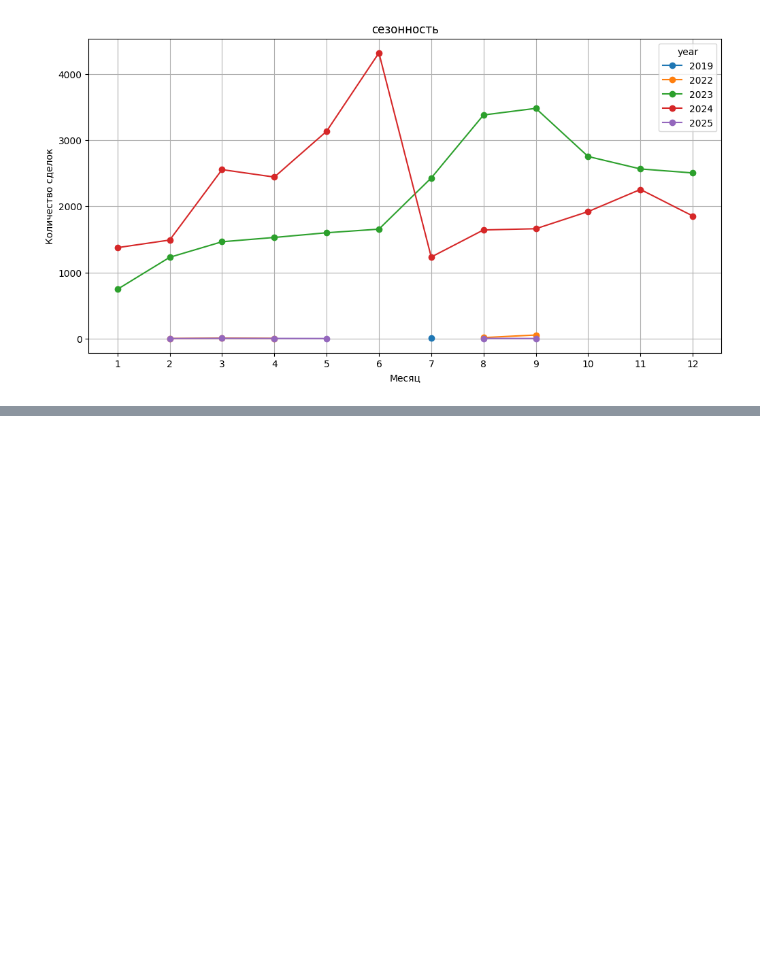
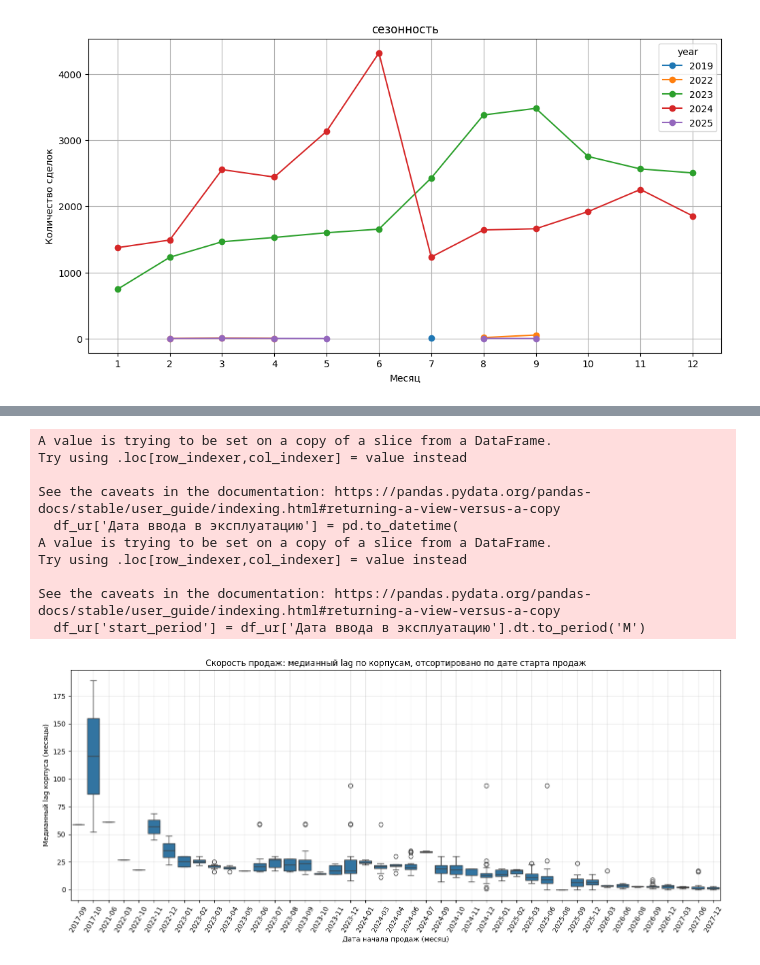
Before and after one commit to leofaraf/vibrosi, a Jupyter notebook: eda.ipynb, the cells around one changed output, grey strips where cells are left out. Saved outputs shown, nothing was run; the diff lists cells and outputs as text; code cells hidden in the pictures; blank space fills up the shorter version.

```diff
--- a/eda.ipynb
+++ b/eda.ipynb
@@ -35,0 +196,56 @@ plt.show()
+# %%
+df_ur = df[df['Продавец'] == 'ЮЛ']
+
+df_ur['Дата ввода в эксплуатацию'] = pd.to_datetime(
+    df['Дата ввода в эксплуатацию'],
+    format='mixed',
+    errors='coerce'
+)
+
+df_ur['start_period'] = df_ur['Дата ввода в эксплуатацию'].dt.to_period('M')
+median_lag_by_corpus = (
+    df_ur.groupby(['ID корпуса'])['lag_months']
+    .median()
+    .reset_index()
+)
+corp_start = df_ur[['ID корпуса', 'start_period']].drop_duplicates()
+
+median_lag_by_corpus = median_lag_by_corpus.merge(corp_start, on='ID корпуса')
+
+# 1. Преобразуем start_period в категорию с правильным порядком
+sorted_periods = sorted(median_lag_by_corpus['start_period'].unique())
+
+median_lag_by_corpus['start_period'] = pd.Categorical(
+    median_lag_by_corpus['start_period'],
+    categories=sorted_periods,
+    ordered=True
+)
+
+# 2. Строим отсортированный график
+plt.figure(figsize=(14, 6))
+
+sns.boxplot(
+    data=median_lag_by_corpus.sort_values('start_period'),
+    x='start_period',
+    y='lag_months'
+)
+
+plt.title("Скорость продаж: медианный lag по корпусам, отсортировано по дате старта продаж")
+plt.xlabel("Дата начала продаж (месяц)")
+plt.ylabel("Дата ввода в эксплуатацию")
+plt.xticks(rotation=60)
+plt.grid(alpha=0.3)
+plt.tight_layout()
+plt.show()
+# %% [output]
+A value is trying to be set on a copy of a slice from a DataFrame.
+Try using .loc[row_indexer,col_indexer] = value instead
+
+See the caveats in the documentation: https://pandas.pydata.org/pandas-docs/stable/user_guide/indexing.html#returning-a-view-versus-a-copy
+  df_ur['Дата ввода в эксплуатацию'] = pd.to_datetime(
+A value is trying to be set on a copy of a slice from a DataFrame.
+Try using .loc[row_indexer,col_indexer] = value instead
+
+See the caveats in the documentation: https://pandas.pydata.org/pandas-docs/stable/user_guide/indexing.html#returning-a-view-versus-a-copy
+  df_ur['start_period'] = df_ur['Дата ввода в эксплуатацию'].dt.to_period('M')
+[figure, added]
```
Also changed, not shown: parts of 11 cells of this notebook.
